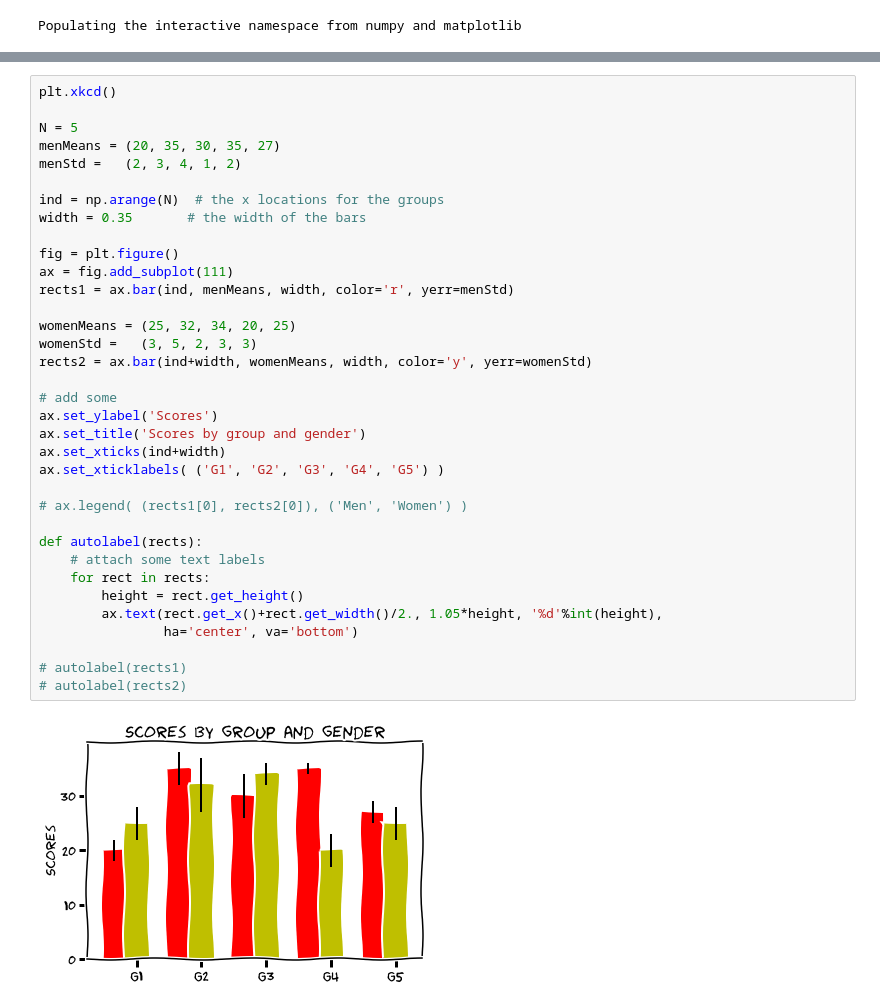
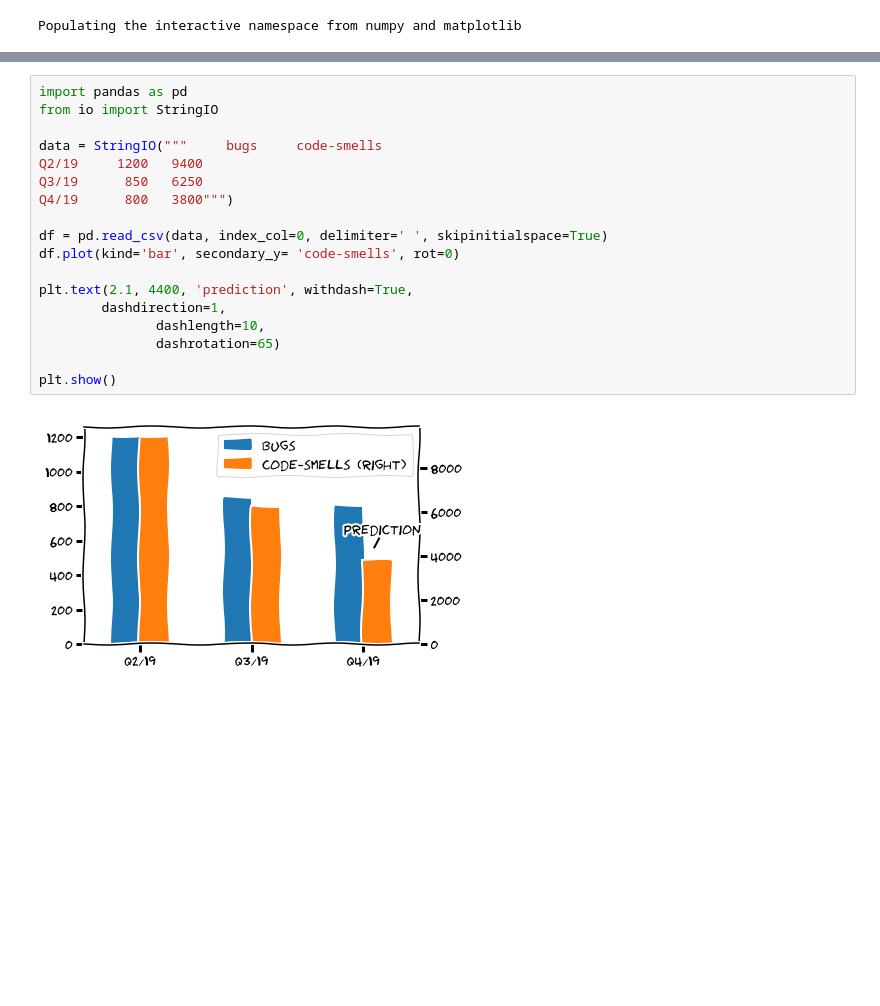
Before and after one commit to fwaibel/xkcd-notebook, a Jupyter notebook: work/Bar Chart.ipynb, the cells around one changed output, grey strips where cells are left out. Saved outputs shown, nothing was run; the diff lists cells and outputs as text; blank space fills up the shorter version.

```diff
--- a/work/Bar Chart.ipynb
+++ b/work/Bar Chart.ipynb
@@ -27,37 +34,20 @@ plt.savefig('/home/jovyan/work/bars/bugs-over-time.svg')
-# %%
-plt.xkcd()
-
-N = 5
-menMeans = (20, 35, 30, 35, 27)
-menStd =   (2, 3, 4, 1, 2)
-
-ind = np.arange(N)  # the x locations for the groups
-width = 0.35       # the width of the bars
-
-fig = plt.figure()
-ax = fig.add_subplot(111)
-rects1 = ax.bar(ind, menMeans, width, color='r', yerr=menStd)
-
-womenMeans = (25, 32, 34, 20, 25)
-womenStd =   (3, 5, 2, 3, 3)
-rects2 = ax.bar(ind+width, womenMeans, width, color='y', yerr=womenStd)
-
-# add some
-ax.set_ylabel('Scores')
-ax.set_title('Scores by group and gender')
-ax.set_xticks(ind+width)
-ax.set_xticklabels( ('G1', 'G2', 'G3', 'G4', 'G5') )
-
-# ax.legend( (rects1[0], rects2[0]), ('Men', 'Women') )
-
-def autolabel(rects):
-    # attach some text labels
-    for rect in rects:
-        height = rect.get_height()
-        ax.text(rect.get_x()+rect.get_width()/2., 1.05*height, '%d'%int(height),
-                ha='center', va='bottom')
-
-# autolabel(rects1)
-# autolabel(rects2)
-# %% [output]
-[figure, removed]
+# %%
+import pandas as pd
+from io import StringIO
+
+data = StringIO("""     bugs     code-smells
+Q2/19     1200   9400
+Q3/19      850   6250
+Q4/19      800   3800""")
+
+df = pd.read_csv(data, index_col=0, delimiter=' ', skipinitialspace=True)
+df.plot(kind='bar', secondary_y= 'code-smells', rot=0)
+
+plt.text(2.1, 4400, 'prediction', withdash=True,
+        dashdirection=1,
+               dashlength=10,
+               dashrotation=65)
+
+plt.show()
+# %% [output]
+[figure, added]
```
Also changed, not shown: parts of 1 cell of this notebook, 1 other file.
